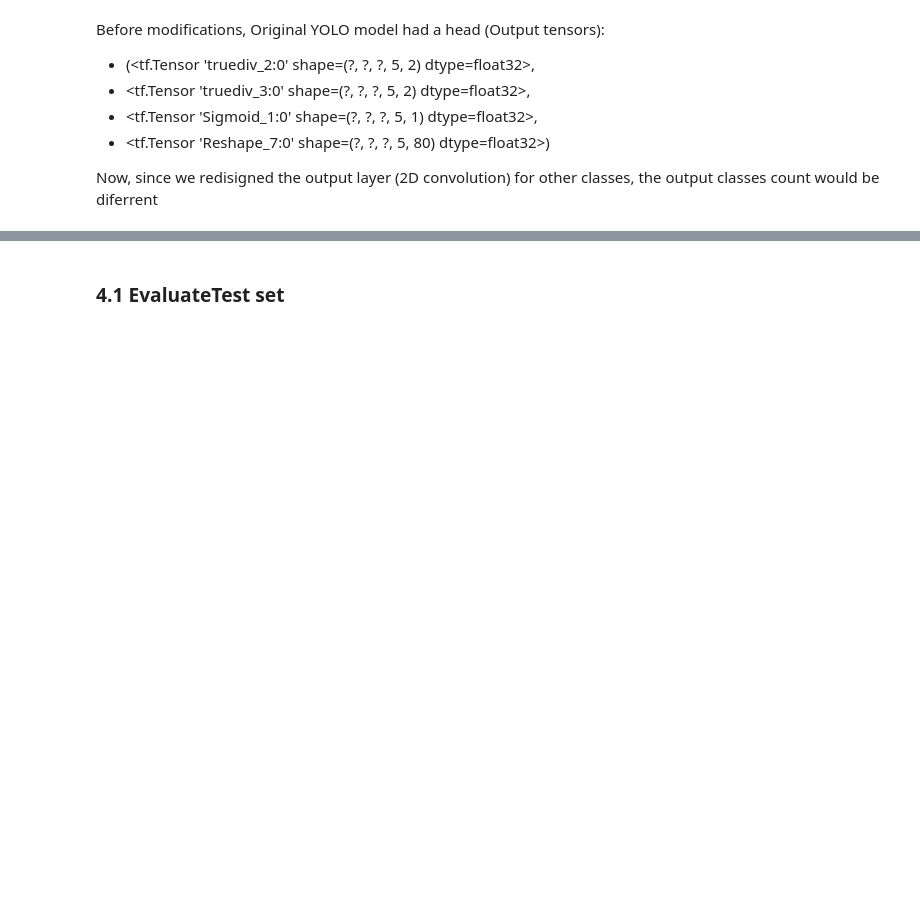
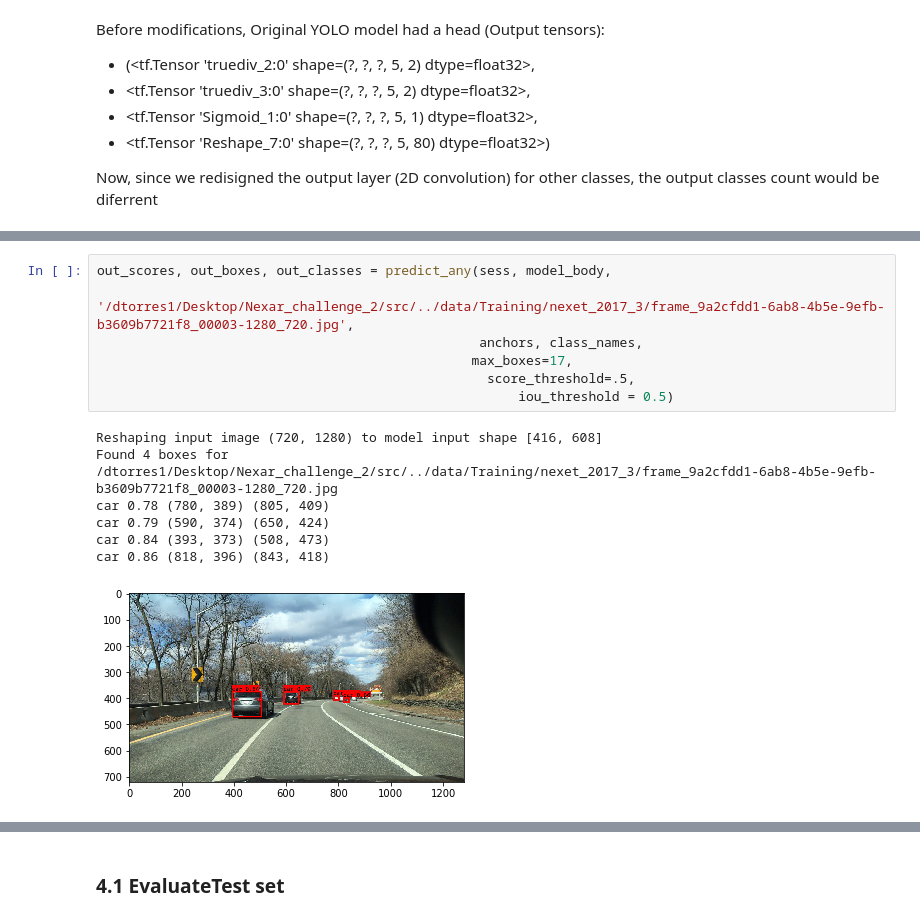
Before and after one commit to DavidTorresOcana/Nexar_challenge_2, a Jupyter notebook: src/Nexar YOLO Train-eval.ipynb, the cells around one changed output, grey strips where cells are left out. Drawn from its saved outputs; the diff is of its cells as text; blank space fills up the shorter version.

```diff
--- a/src/Nexar YOLO Train-eval.ipynb
+++ b/src/Nexar YOLO Train-eval.ipynb
@@ -544,3 +665,18 @@ car 1.00 (283, 331) (327, 357)
+# %%
+out_scores, out_boxes, out_classes = predict_any(sess, model_body,
+                                                 '/dtorres1/Desktop/Nexar_challenge_2/src/../data/Training/nexet_2017_3/frame_9a2cfdd1-6ab8-4b5e-9efb-b3609b7721f8_00003-1280_720.jpg',
+                                                 anchors, class_names,
+                                                max_boxes=17,
+                                                  score_threshold=.5,
+                                                      iou_threshold = 0.5)
+# %% [output]
+Reshaping input image (720, 1280) to model input shape [416, 608]
+Found 4 boxes for /dtorres1/Desktop/Nexar_challenge_2/src/../data/Training/nexet_2017_3/frame_9a2cfdd1-6ab8-4b5e-9efb-b3609b7721f8_00003-1280_720.jpg
+car 0.78 (780, 389) (805, 409)
+car 0.79 (590, 374) (650, 424)
+car 0.84 (393, 373) (508, 473)
+car 0.86 (818, 396) (843, 418)
+[figure, added]
 # %%
 # can compare with training_set_files and val_set_files
 data_legth = 400 # How many ramdom samples to evaluate
```
Also changed, not shown: parts of 31 cells of this notebook, 14 other files.
